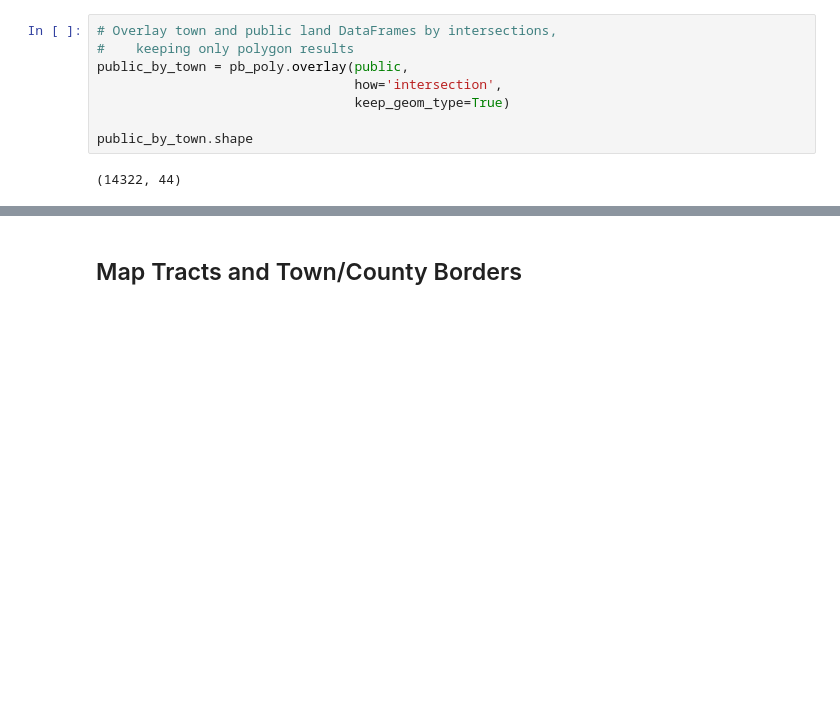
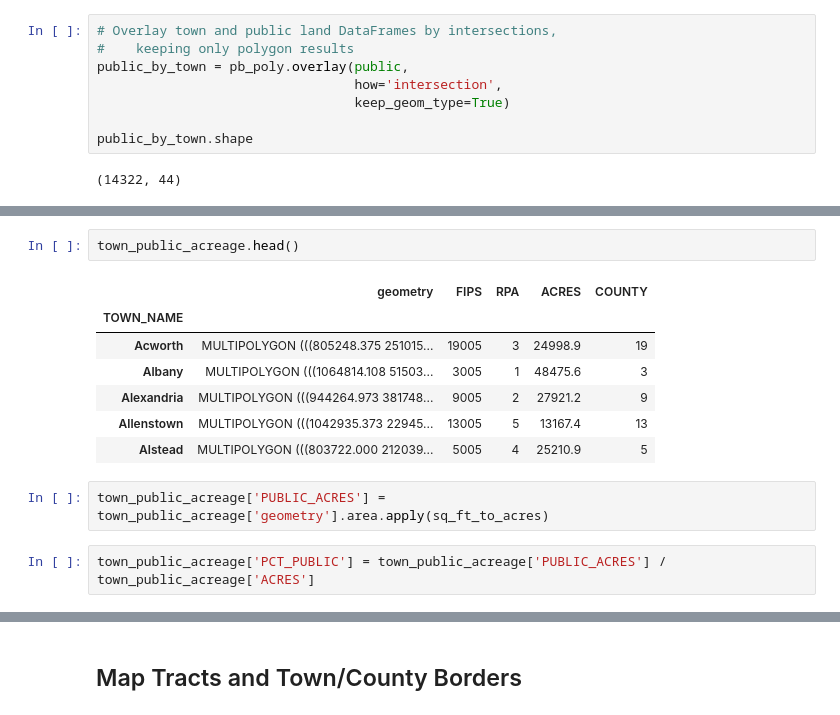
Before and after one commit to HKuz/Environmental_Mapping, a Jupyter notebook: Data_Extraction.ipynb, the cells around one changed output, grey strips where cells are left out. Saved outputs shown, nothing was run; the diff lists cells and outputs as text; blank space fills up the shorter version.

```diff
--- a/Data_Extraction.ipynb
+++ b/Data_Extraction.ipynb
@@ -369,0 +378,14 @@ public_by_town.head()
+# %%
+town_public_acreage.head()
+# %% [output]
+|  | geometry | FIPS | RPA | ACRES | COUNTY |
+| TOWN_NAME |  |  |  |  |  |
+| Acworth | MULTIPOLYGON (((805248.375 251015... | 19005 | 3 | 24998.9 | 19 |
+| Albany | MULTIPOLYGON (((1064814.108 51503... | 3005 | 1 | 48475.6 | 3 |
+| Alexandria | MULTIPOLYGON (((944264.973 381748... | 9005 | 2 | 27921.2 | 9 |
+| Allenstown | MULTIPOLYGON (((1042935.373 22945... | 13005 | 5 | 13167.4 | 13 |
+| Alstead | MULTIPOLYGON (((803722.000 212039... | 5005 | 4 | 25210.9 | 5 |
+# %%
+town_public_acreage['PUBLIC_ACRES'] = town_public_acreage['geometry'].area.apply(sq_ft_to_acres)
+# %%
+town_public_acreage['PCT_PUBLIC'] = town_public_acreage['PUBLIC_ACRES'] / town_public_acreage['ACRES']
```
Also changed, not shown: parts of 5 cells of this notebook.
